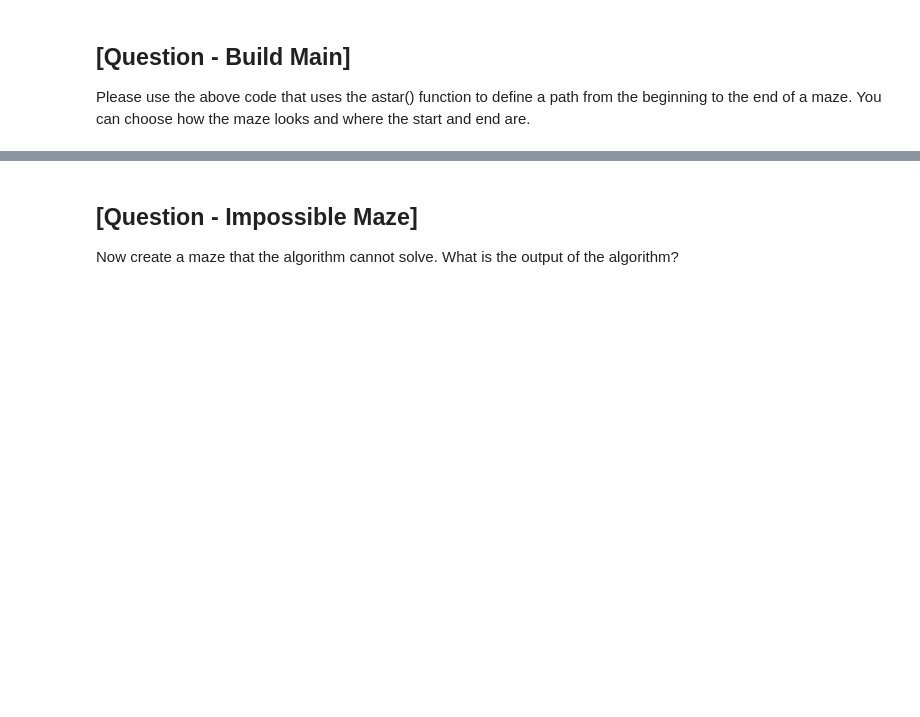
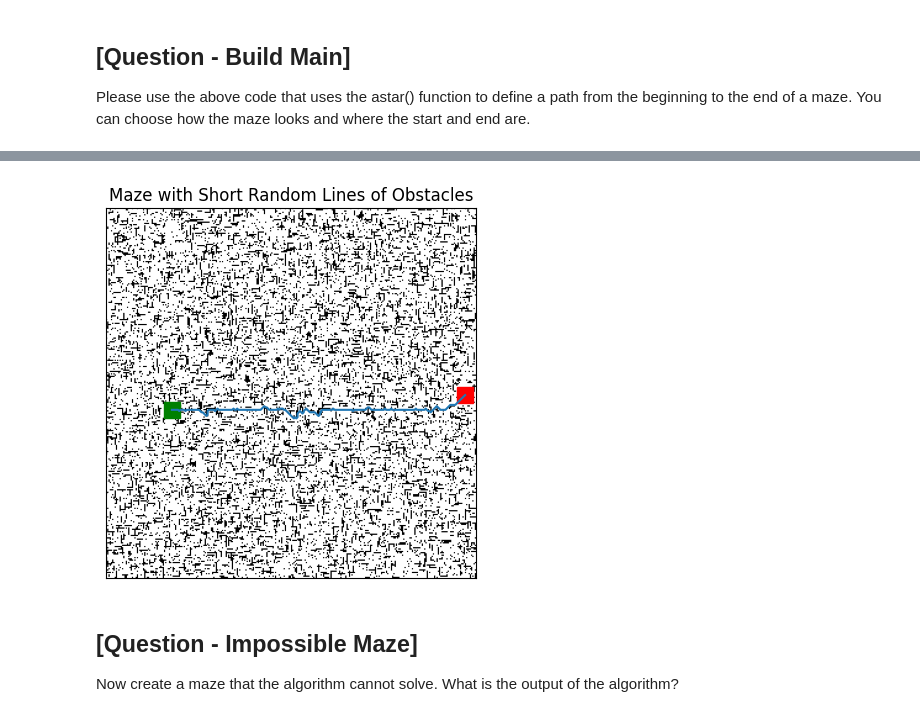
Before and after one commit to momova97/EAI6000, a Jupyter notebook: eai6000_m02_hw - bugfix.ipynb, the cells around one changed output, grey strips where cells are left out. Drawn from its saved outputs; the diff is of its cells as text; code cells hidden in the pictures; blank space fills up the shorter version.

```diff
--- a/eai6000_m02_hw - bugfix.ipynb
+++ b/eai6000_m02_hw - bugfix.ipynb
@@ -123,3 +217,20 @@ Please use the above code that uses the astar() function to define a path from t
+# %%
+# Find the shortest path
+path = astar(maze, start, stop)
+
+# Draw the grid
+plt.title('Maze with Short Random Lines of Obstacles')
+plt.imshow(maze, cmap='binary')
+plt.xticks([])  # Remove x-axis ticks and labels
+plt.yticks([])  # Remove y-axis ticks and labels
+# Draw the start and stop nodes as red and green squares respectively
+plt.plot(start[1], start[0], 'rs', markersize=12)
+plt.plot(stop[1], stop[0], 'gs', markersize=12)
+# Draw the shortest path as a sequence of blue squares
+plt.plot([v[1] for v in path], [v[0] for v in path])
+plt.show()
+# %% [output]
+[figure, added]
 # %% [markdown]
 ## [Question - Impossible Maze]
 Now create a maze that the algorithm cannot solve. What is the output of the algorithm?
```
Also changed, not shown: parts of 12 cells of this notebook, 1 other file.
